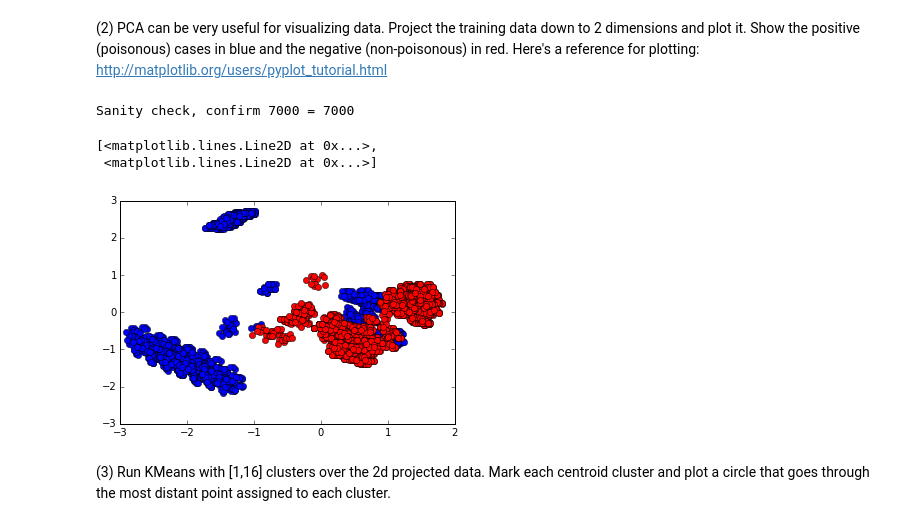
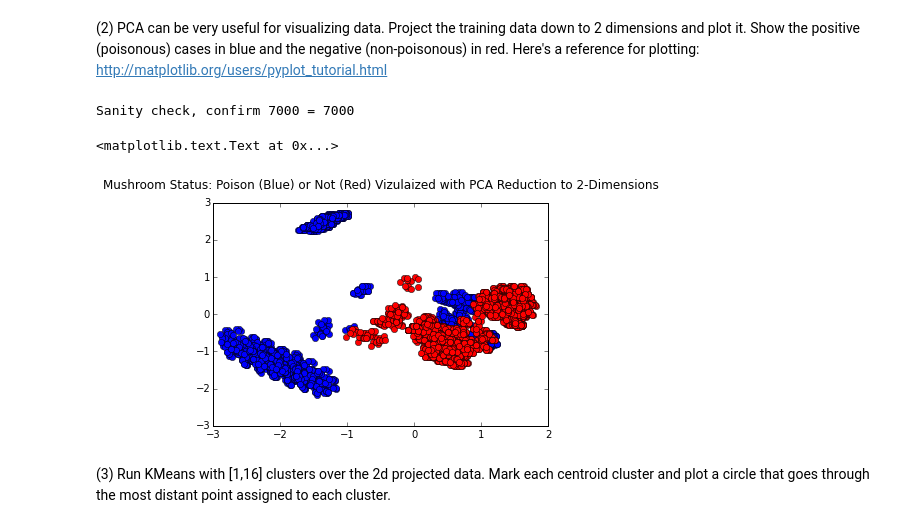
Before and after one commit to christopher-llop/MLearning-HW, a Jupyter notebook: christopher_llop_p3.ipynb, the cells around one changed output. Cells and saved outputs as stored; diff of their text form; code cells hidden in the pictures.

```diff
--- a/christopher_llop_p3.ipynb
+++ b/christopher_llop_p3.ipynb
@@ -85,27 +85,28 @@ P1()
 # %%
 #def P2():
 ### STUDENT START ###
 # Fit n=2 PCA
 pca = PCA(n_components=2)
 pca.fit(train_data)
 # Apply dimension reduction
 pca_train = pca.transform(train_data)
 
 # Subset into two groups for plotting
 poison = pca_train[train_labels==1]
 not_poison = pca_train[train_labels==0]
 print "Sanity check, confirm {} = {}".format(poison.shape[0] + not_poison.shape[0], train_data.shape[0])
 
 # Plot in two colors, blue is poisonous and red is not as requested. Though normally I think "red" means danger3c2
 plt.plot(poison[:,0], poison[:,1], 'bo', not_poison[:,0], not_poison[:,1], 'ro')
+plt.title('Mushroom Status: Poison (Blue) or Not (Red) Vizulaized with PCA Reduction to 2-Dimensions', y=1.04)
+
 ### STUDENT END ###
 
 #P2()
 # %% [output]
 Sanity check, confirm 7000 = 7000
-[<matplotlib.lines.Line2D at 0x...>,
- <matplotlib.lines.Line2D at 0x...>]
+<matplotlib.text.Text at 0x...>
-[figure, old version]
+[figure, new version]
 # %% [markdown]
 (3) Run KMeans with [1,16] clusters over the 2d projected data. Mark each centroid cluster and plot a circle that goes through the most distant point assigned to each cluster.
 # %%
```
Also changed, not shown: parts of 1 cell of this notebook.
